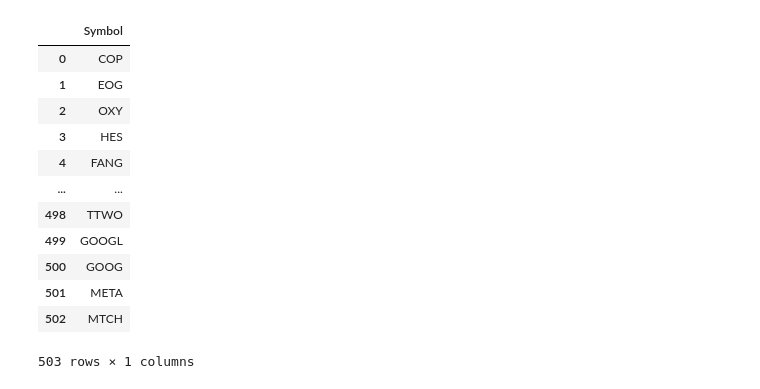
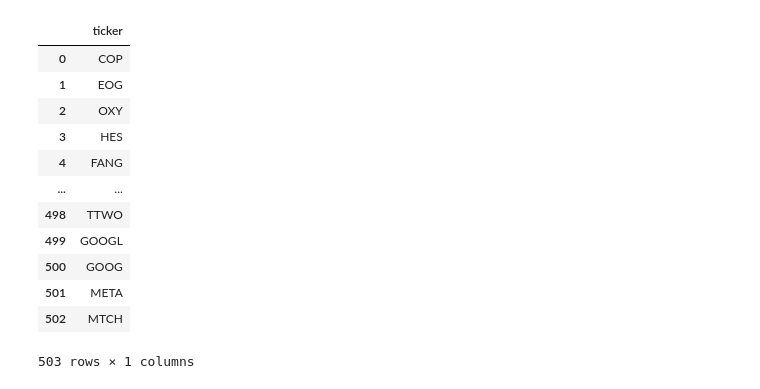
Before and after one commit to cmatoses/financialkeepcoders, a Jupyter notebook: bronze_ticker_data.ipynb, the cells around one changed output. Saved outputs shown, nothing was run; the diff lists cells and outputs as text; code cells hidden in the pictures.

```diff
--- a/bronze_ticker_data.ipynb
+++ b/bronze_ticker_data.ipynb
@@ -31,14 +33,14 @@ bigquery = BigQueryUtils(key_path)
 # %%
 unique_tickers = bigquery.run_query(
     f"""
     SELECT
-        Symbol
+        ticker
     FROM sara-carles-keepcoding.bronze.bronze_sp500_tickers
     """
 )
 unique_tickers
 # %% [output]
-|  | Symbol |
+|  | ticker |
 | 0 | COP |
 | 1 | EOG |
 | 2 | OXY |
```
Also changed, not shown: parts of 12 cells of this notebook, 2 other files.
